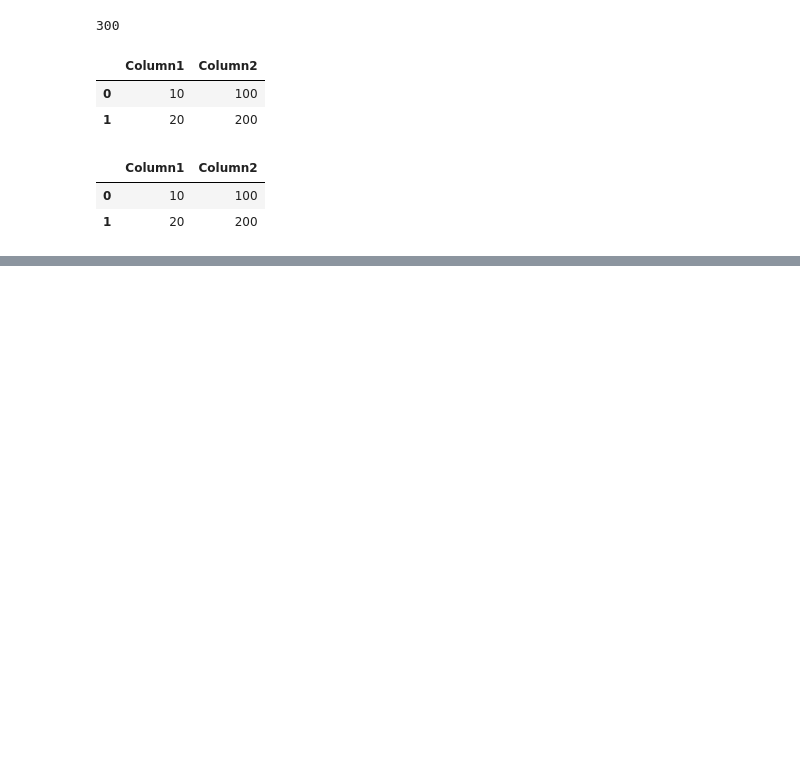
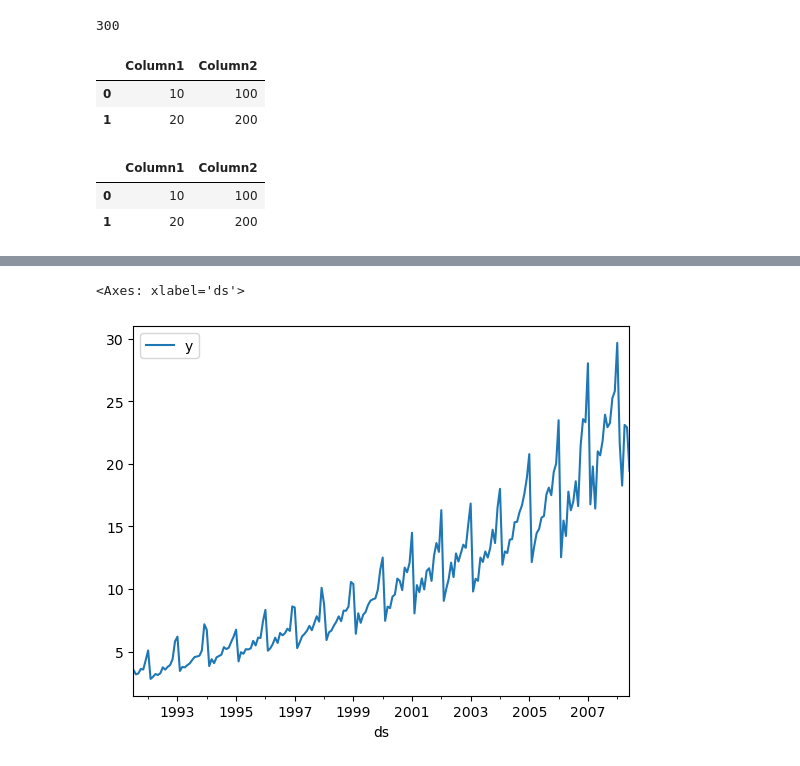
Before and after one commit to AnilSathi23/Python, a Jupyter notebook: Data Science with Python/Sessions/Pandas/Pandas ADSP Batch1 March.ipynb, the cells around one changed output, grey strips where cells are left out. Saved outputs shown, nothing was run; the diff lists cells and outputs as text; code cells hidden in the pictures; blank space fills up the shorter version.

```diff
--- a/Data Science with Python/Sessions/Pandas/Pandas ADSP Batch1 March.ipynb
+++ b/Data Science with Python/Sessions/Pandas/Pandas ADSP Batch1 March.ipynb
@@ -753,0 +1255,2 @@ df.iloc[0:2:1,1:3:1]
+# %%
+sp = pd.read_csv('Stockprice.csv')
@@ -753,0 +1266,2 @@ df.iloc[0:2:1,1:3:1]
+# %%
+sp =  sp[['ds', 'y']]
@@ -753,0 +1289,4 @@ df.iloc[0:2:1,1:3:1]
+# %%
+# Convert to daste time format
+
+sp['ds'] = pd.to_datetime(sp['ds'])
@@ -753,0 +1305,4 @@ df.iloc[0:2:1,1:3:1]
+# %%
+sp['Day'] =  sp['ds'].dt.day
+sp['Month'] =  sp['ds'].dt.month
+sp['Year'] =  sp['ds'].dt.year
@@ -753,0 +1318,5 @@ df.iloc[0:2:1,1:3:1]
+# %%
+sp.plot.line(x = 'ds', y= 'y')
+# %% [output]
+<Axes: xlabel='ds'>
+[figure, added]
```
Also changed, not shown: parts of 88 cells of this notebook, 47 other files.
